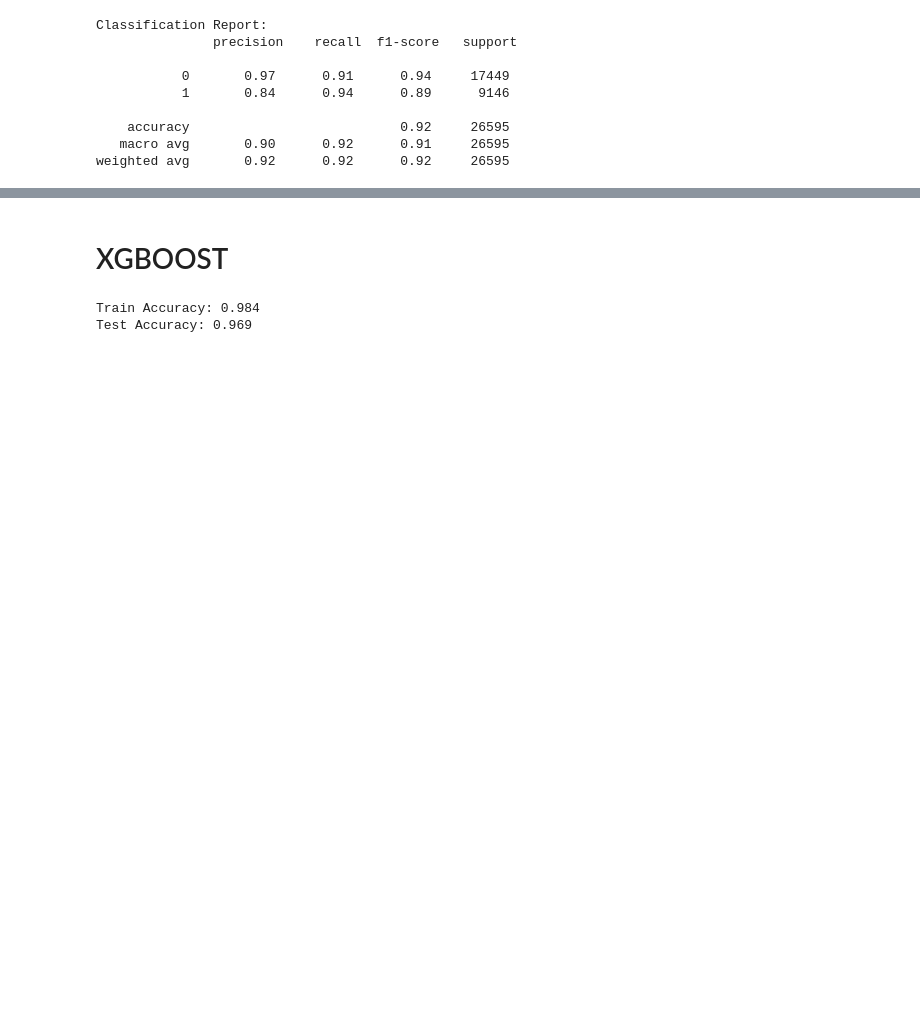
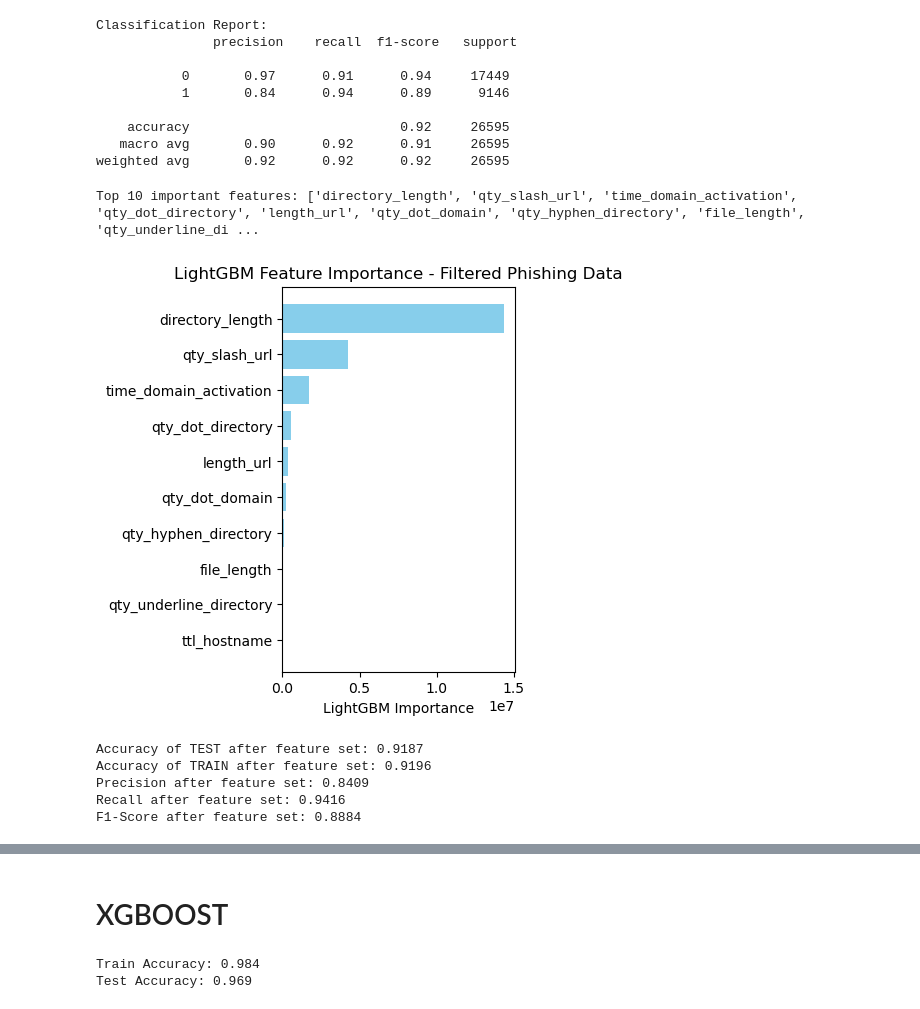
Before and after one commit to brian-campbell/ai-bootcamp-project-2, a Jupyter notebook: phishing_basic_analysis.ipynb, the cells around one changed output, grey strips where cells are left out. Saved outputs shown, nothing was run; the diff lists cells and outputs as text; code cells hidden in the pictures; blank space fills up the shorter version.

```diff
--- a/phishing_basic_analysis.ipynb
+++ b/phishing_basic_analysis.ipynb
@@ -554,3 +574,36 @@ Classification Report:
     accuracy                           0.92     26595
    macro avg       0.90      0.92      0.91     26595
 weighted avg       0.92      0.92      0.92     26595
+# %%
+feature_importance = bst.feature_importance(importance_type='gain')
+
+# Get feature names
+feature_names = bst.feature_name()
+
+# Create a DataFrame of feature importance and names
+importance_df = pd.DataFrame({
+    'feature': feature_names,
+    'importance': feature_importance
+})
+
+# Sort by importance in descending order
+importance_df = importance_df.sort_values(by='importance', ascending=False)
+
+# Get the top 10 important features
+top_10_features = importance_df['feature'].head(10).tolist()
+
+print("Top 10 important features:", top_10_features)
+# %% [output]
+Top 10 important features: ['directory_length', 'qty_slash_url', 'time_domain_activation', 'qty_dot_directory', 'length_url', 'qty_dot_domain', 'qty_hyphen_directory', 'file_length', 'qty_underline_di ...
+# %%
+# Sort by importance in descending order and get the top 10 features
+lgbm_top_10_importance_df = importance_df.sort_values(by='importance', ascending=False).head(10)
+
+plt.figure(figsize=(3, 5))
+plt.barh(lgbm_top_10_importance_df['feature'], lgbm_top_10_importance_df['importance'], color='skyblue')
+plt.xlabel('LightGBM Importance')
+plt.title('LightGBM Feature Importance - Filtered Phishing Data')
+plt.gca().invert_yaxis()  # Invert y-axis for better visualization
+plt.show()
+# %% [output]
+[figure, added]
@@ -556,0 +627,27 @@ weighted avg       0.92      0.92      0.92     26595
+# %%
+y_train_top_10_pred = lgbm_model_top_10.predict ( lgbm_feature_X_train )
+y_test_top_10_pred = lgbm_model_top_10.predict ( lgbm_feature_X_test )
+
+# Convert probabilities to binary predictions
+y_train_top_10_pred_binary = ( y_train_top_10_pred > 0.5 ).astype ( int )
+y_test_top_10_pred_binary = ( y_test_top_10_pred > 0.5 ).astype ( int )
+
+# Evaluate model
+test_top_10_accuracy = accuracy_score ( lgbm_feature_y_test, y_test_top_10_pred_binary )
+train_top_10_accuracy = accuracy_score ( lgbm_feature_y_train, y_train_top_10_pred_binary )
+precision = precision_score ( lgbm_feature_y_test, y_test_top_10_pred_binary )
+recall = recall_score ( lgbm_feature_y_test, y_test_top_10_pred_binary )
+f1score = f1_score ( lgbm_feature_y_test, y_test_top_10_pred_binary )
+
+# Print metrics
+print(f"Accuracy of TEST after feature set: {test_top_10_accuracy:.4f}")
+print(f"Accuracy of TRAIN after feature set: {train_top_10_accuracy:.4f}")
+print(f"Precision after feature set: {precision:.4f}")
+print(f"Recall after feature set: {recall:.4f}")
+print(f"F1-Score after feature set: {f1score:.4f}")
+# %% [output]
+Accuracy of TEST after feature set: 0.9187
+Accuracy of TRAIN after feature set: 0.9196
+Precision after feature set: 0.8409
+Recall after feature set: 0.9416
+F1-Score after feature set: 0.8884
```
Also changed, not shown: parts of 20 cells of this notebook, 2 other files.
